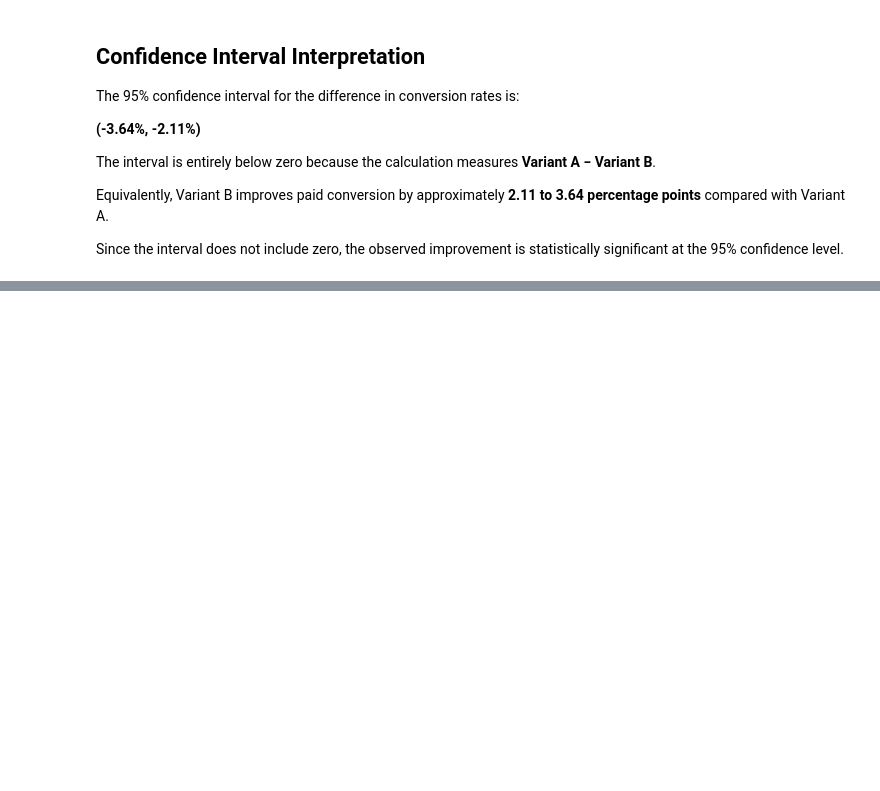
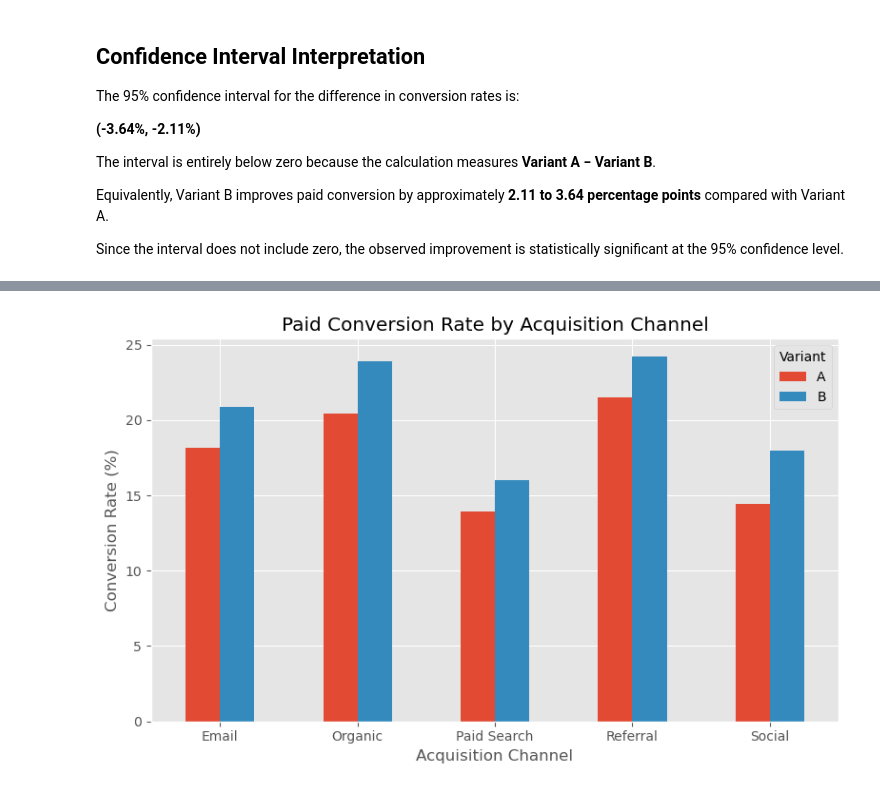
Before and after one commit to naveenraj493/subscription-product-analytics, a Jupyter notebook: statistics/ab_test.ipynb, the cells around one changed output, grey strips where cells are left out. Drawn from its saved outputs; the diff is of its cells as text; code cells hidden in the pictures; blank space fills up the shorter version.

```diff
--- a/statistics/ab_test.ipynb
+++ b/statistics/ab_test.ipynb
@@ -290,0 +381,16 @@ This analysis evaluates whether the improvement is consistent across devices.
+# %%
+channel_summary = (
+    df.groupby(["acquisition_channel", "variant"])
+      .agg(
+          users=("user_id", "count"),
+          conversions=("converted", "sum")
+      )
+      .reset_index()
+)
+
+channel_summary["conversion_rate"] = (
+    channel_summary["conversions"]
+    / channel_summary["users"]
+)
+
+channel_summary
@@ -290,0 +409,10 @@ This analysis evaluates whether the improvement is consistent across devices.
+# %%
+channel_pivot = (
+    channel_summary.pivot(
+        index="acquisition_channel",
+        columns="variant",
+        values="conversion_rate"
+    )
+)
+
+(channel_pivot * 100).round(2)
@@ -290,0 +427,21 @@ This analysis evaluates whether the improvement is consistent across devices.
+# %%
+channel_pivot.mul(100).plot(
+    kind="bar",
+    figsize=(8,5)
+)
+
+plt.title("Paid Conversion Rate by Acquisition Channel")
+
+plt.xlabel("Acquisition Channel")
+
+plt.ylabel("Conversion Rate (%)")
+
+plt.xticks(rotation=0)
+
+plt.legend(title="Variant")
+
+plt.tight_layout()
+
+plt.show()
+# %% [output]
+[figure, added]
```
Also changed, not shown: parts of 23 cells of this notebook, 5 other files.
